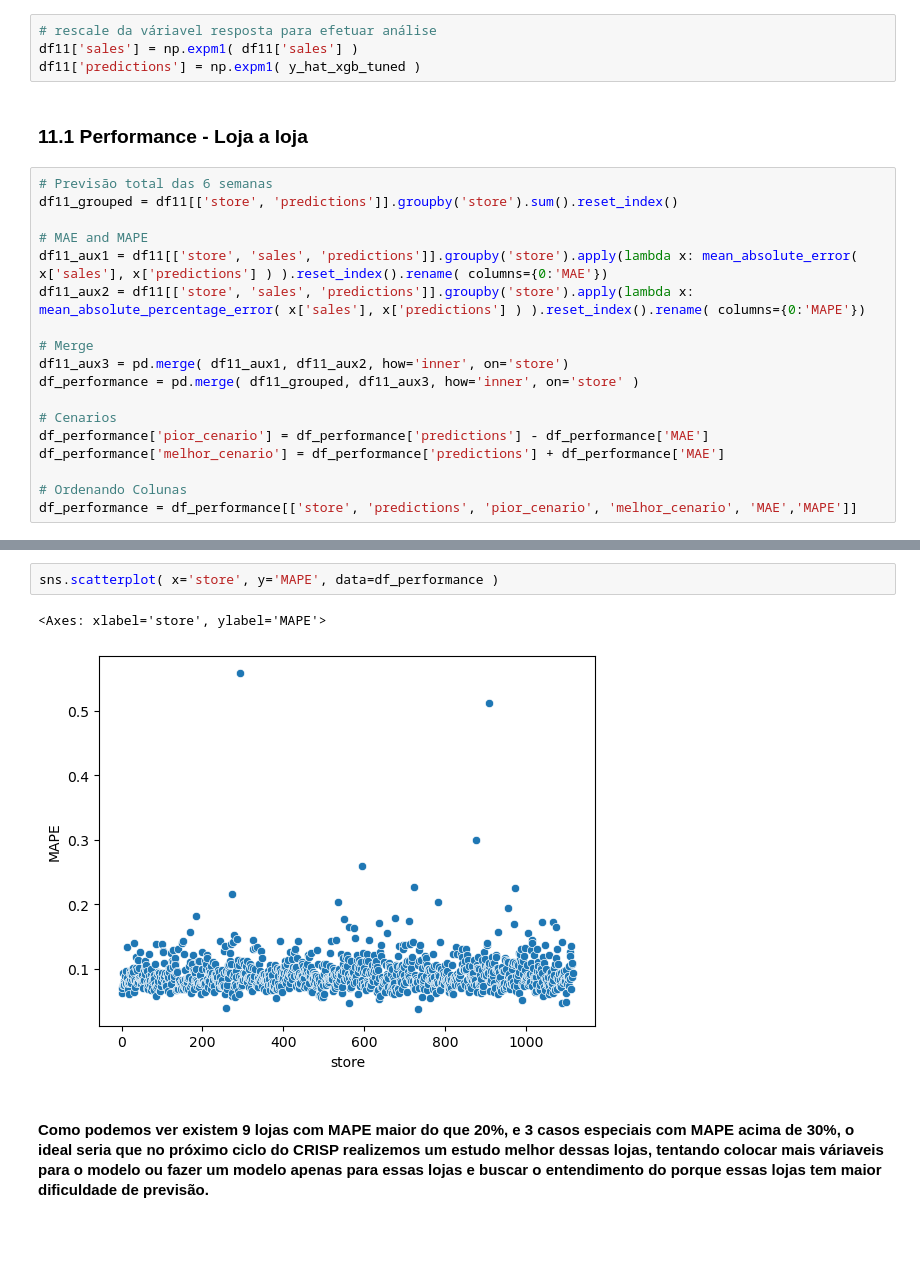
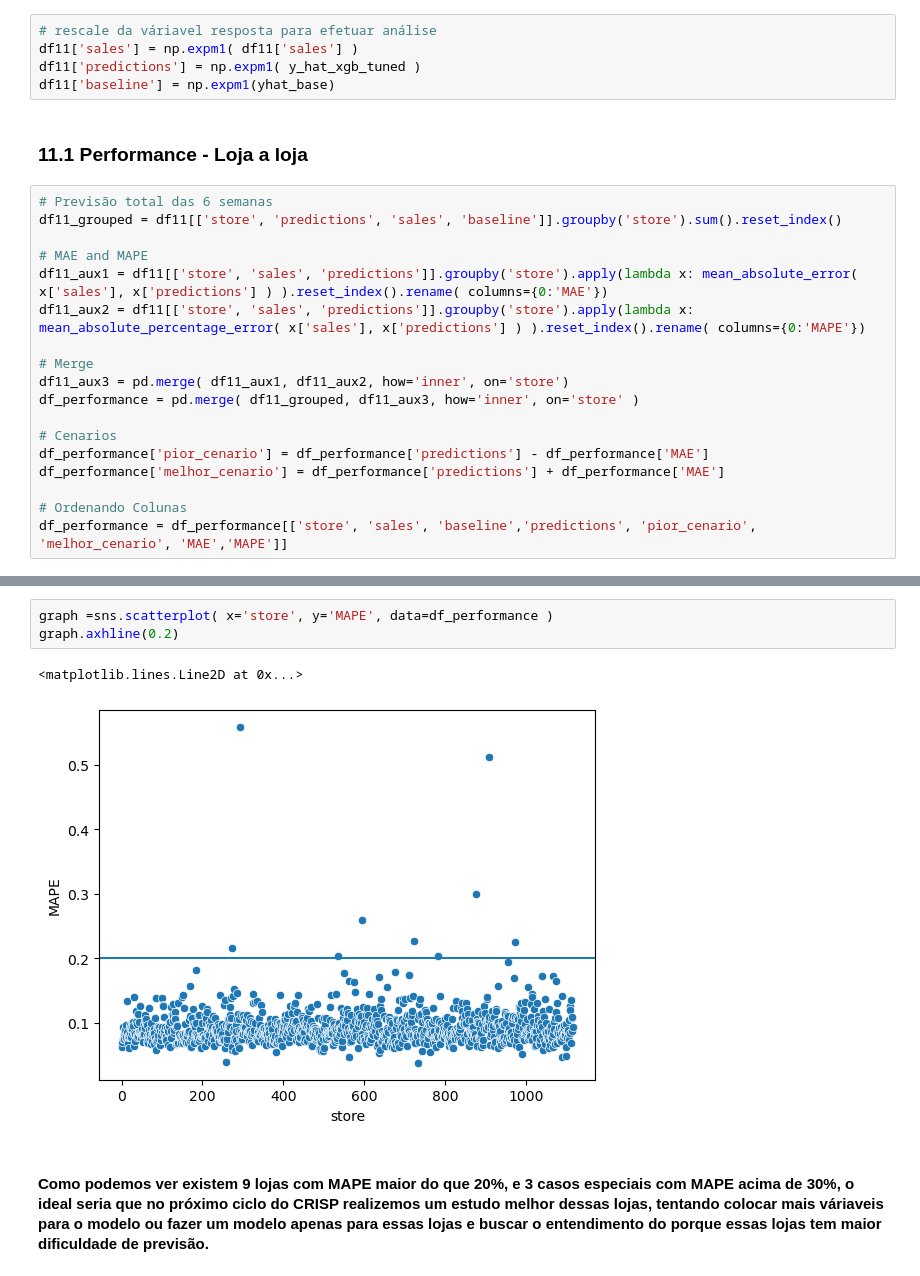
Before and after one commit to rafapires07/rossmann_store, a Jupyter notebook: rossmann_store_jupyter.ipynb, the cells around one changed output, grey strips where cells are left out. Cells and saved outputs as stored; diff of their text form; blank space fills up the shorter version.

Commit message:
Adicionado imagens para piblicacao

```diff
--- a/rossmann_store_jupyter.ipynb
+++ b/rossmann_store_jupyter.ipynb
@@ -1202,11 +1202,12 @@ df11 = X_test[cols_for_ml].copy()
 # rescale da váriavel resposta para efetuar análise
 df11['sales'] = np.expm1( df11['sales'] )
 df11['predictions'] = np.expm1( y_hat_xgb_tuned )
+df11['baseline'] = np.expm1(yhat_base)
 # %% [markdown]
 ### 11.1 Performance - Loja a loja
 # %%
 # Previsão total das 6 semanas
-df11_grouped = df11[['store', 'predictions']].groupby('store').sum().reset_index()
+df11_grouped = df11[['store', 'predictions', 'sales', 'baseline']].groupby('store').sum().reset_index()
 
 # MAE and MAPE
 df11_aux1 = df11[['store', 'sales', 'predictions']].groupby('store').apply(lambda x: mean_absolute_error( x['sales'], x['predictions'] ) ).reset_index().rename( columns={0:'MAE'})
@@ -1221,7 +1222,7 @@ df_performance['pior_cenario'] = df_performance['predictions'] - df_performance[
 df_performance['melhor_cenario'] = df_performance['predictions'] + df_performance['MAE']
 
 # Ordenando Colunas
-df_performance = df_performance[['store', 'predictions', 'pior_cenario', 'melhor_cenario', 'MAE','MAPE']]
+df_performance = df_performance[['store', 'sales', 'baseline','predictions', 'pior_cenario', 'melhor_cenario', 'MAE','MAPE']]
 # %%
 df_performance.sort_values("MAPE", ascending = False).head(10).reset_index()
 # %% [output]
@@ -1239,8 +1240,9 @@ df_performance.sort_values("MAPE", ascending = False).head(10).reset_index()
 # %%
-sns.scatterplot( x='store', y='MAPE', data=df_performance )
+graph =sns.scatterplot( x='store', y='MAPE', data=df_performance )
+graph.axhline(0.2)
 # %% [output]
-<Axes: xlabel='store', ylabel='MAPE'>
+<matplotlib.lines.Line2D at 0x...>
-[figure, old version]
+[figure, new version]
 # %% [markdown]
 #### Como podemos ver existem 9 lojas com MAPE maior do que 20%, e 3 casos especiais com MAPE acima de 30%, o ideal seria que no próximo ciclo do CRISP realizemos um estudo melhor dessas lojas, tentando colocar mais váriaveis para o modelo ou fazer um modelo apenas para essas lojas e buscar o entendimento do porque essas lojas tem maior dificuldade de previsão.
 # %% [markdown]
```
Also changed, not shown: parts of 3 cells of this notebook, 13 other files.
